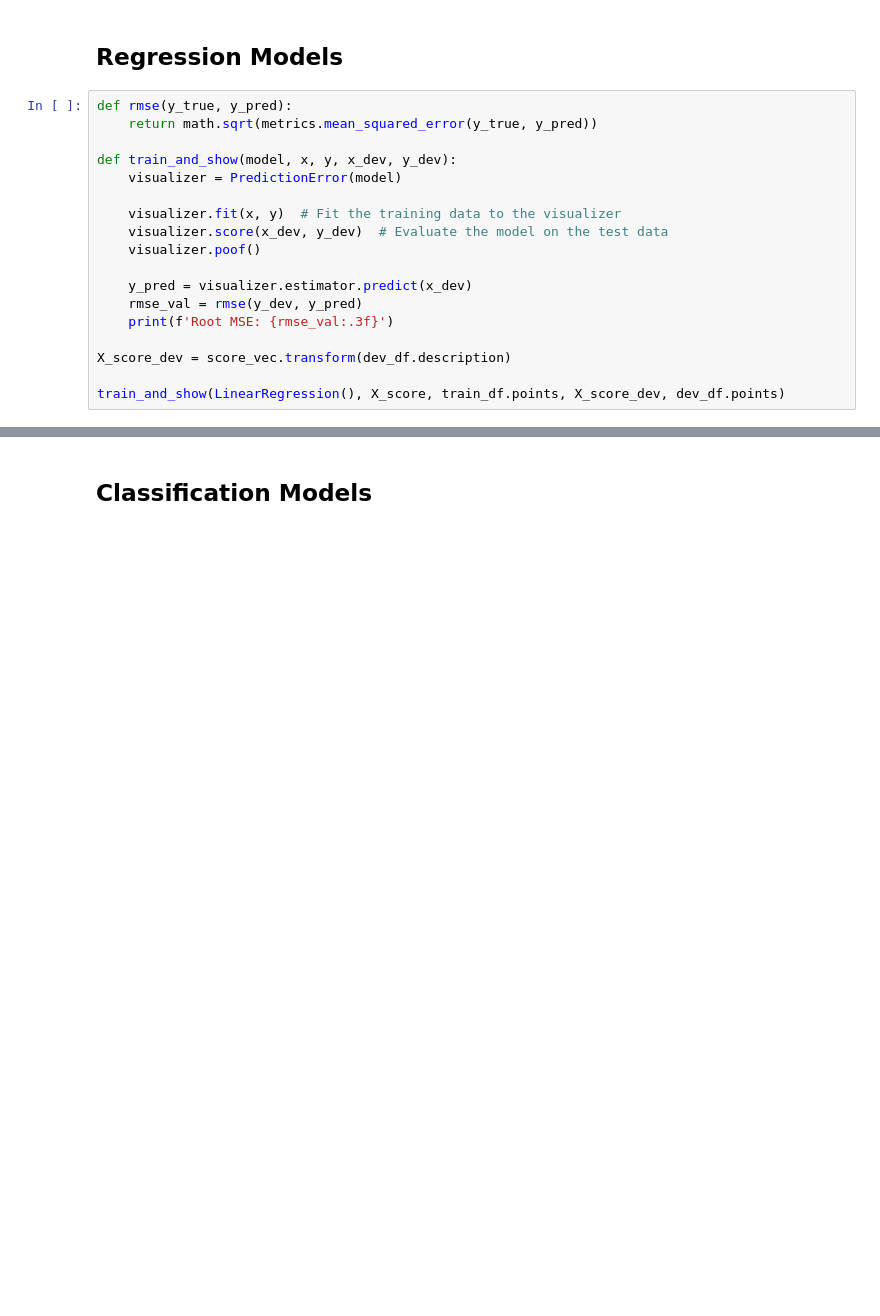
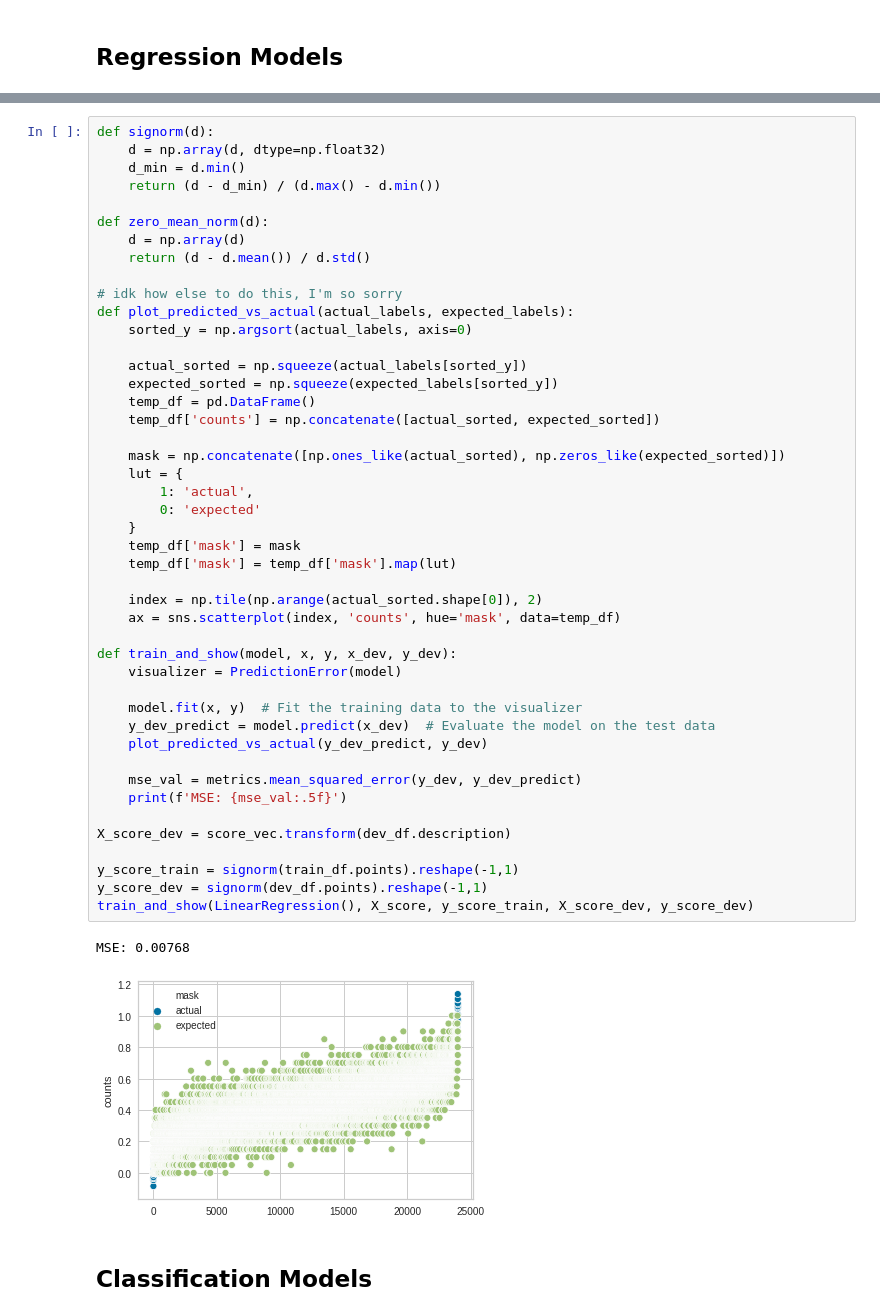
Before and after one commit to AustinDoolittle/WineReviewsNLP, a Jupyter notebook: EDA.ipynb, the cells around one changed output, grey strips where cells are left out. Cells and saved outputs as stored; diff of their text form; blank space fills up the shorter version.

```diff
--- a/EDA.ipynb
+++ b/EDA.ipynb
@@ -518,21 +518,3 @@ Lowest correlations:
 # NLP Models
 # %% [markdown]
 ## Regression Models
-# %%
-def rmse(y_true, y_pred):
-    return math.sqrt(metrics.mean_squared_error(y_true, y_pred))
-
-def train_and_show(model, x, y, x_dev, y_dev):
-    visualizer = PredictionError(model)
-
-    visualizer.fit(x, y)  # Fit the training data to the visualizer
-    visualizer.score(x_dev, y_dev)  # Evaluate the model on the test data
-    visualizer.poof()
-
-    y_pred = visualizer.estimator.predict(x_dev)
-    rmse_val = rmse(y_dev, y_pred)
-    print(f'Root MSE: {rmse_val:.3f}')
-
-X_score_dev = score_vec.transform(dev_df.description)
-
-train_and_show(LinearRegression(), X_score, train_df.points, X_score_dev, dev_df.points)
@@ -546,3 +521,51 @@ XGBoostError: need to call fit or load_model beforehand
+# %%
+def signorm(d):
+    d = np.array(d, dtype=np.float32)
+    d_min = d.min()
+    return (d - d_min) / (d.max() - d.min())
+
+def zero_mean_norm(d):
+    d = np.array(d)
+    return (d - d.mean()) / d.std()
+
+# idk how else to do this, I'm so sorry
+def plot_predicted_vs_actual(actual_labels, expected_labels):
+    sorted_y = np.argsort(actual_labels, axis=0)
+
+    actual_sorted = np.squeeze(actual_labels[sorted_y])
+    expected_sorted = np.squeeze(expected_labels[sorted_y])
+    temp_df = pd.DataFrame()
+    temp_df['counts'] = np.concatenate([actual_sorted, expected_sorted])
+
+    mask = np.concatenate([np.ones_like(actual_sorted), np.zeros_like(expected_sorted)])
+    lut = {
+        1: 'actual',
+        0: 'expected'
+    }
+    temp_df['mask'] = mask
+    temp_df['mask'] = temp_df['mask'].map(lut)
+
+    index = np.tile(np.arange(actual_sorted.shape[0]), 2)
+    ax = sns.scatterplot(index, 'counts', hue='mask', data=temp_df)
+
+def train_and_show(model, x, y, x_dev, y_dev):
+    visualizer = PredictionError(model)
+
+    model.fit(x, y)  # Fit the training data to the visualizer
+    y_dev_predict = model.predict(x_dev)  # Evaluate the model on the test data
+    plot_predicted_vs_actual(y_dev_predict, y_dev)
+
+    mse_val = metrics.mean_squared_error(y_dev, y_dev_predict)
+    print(f'MSE: {mse_val:.5f}')
+
+X_score_dev = score_vec.transform(dev_df.description)
+
+y_score_train = signorm(train_df.points).reshape(-1,1)
+y_score_dev = signorm(dev_df.points).reshape(-1,1)
+train_and_show(LinearRegression(), X_score, y_score_train, X_score_dev, y_score_dev)
+# %% [output]
+MSE: 0.00768
+[figure, added]
 # %% [markdown]
 ## Classification Models
 # %% [markdown]
```
Also changed, not shown: parts of 10 cells of this notebook.
